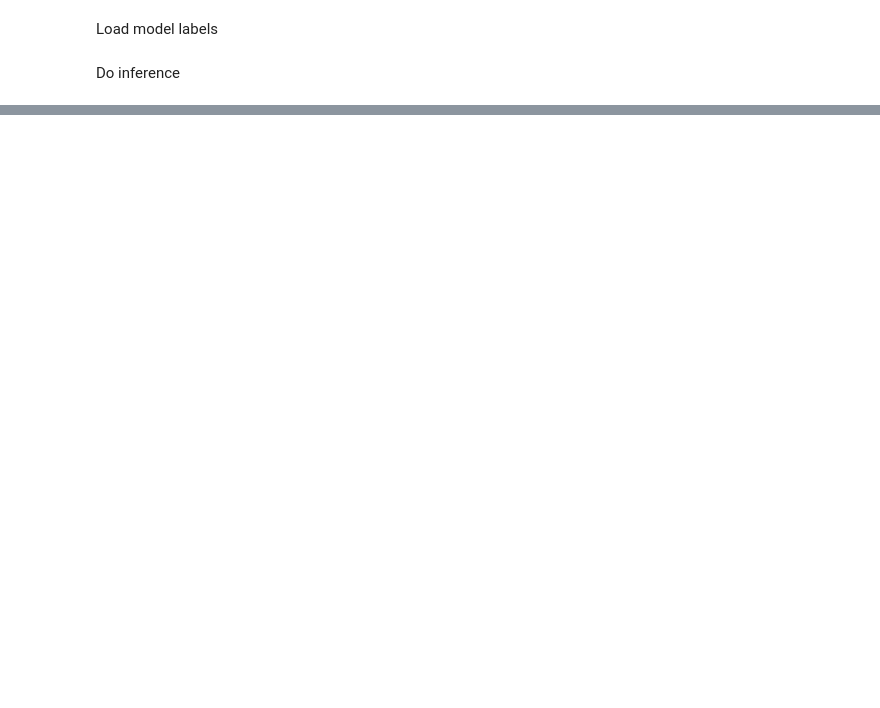
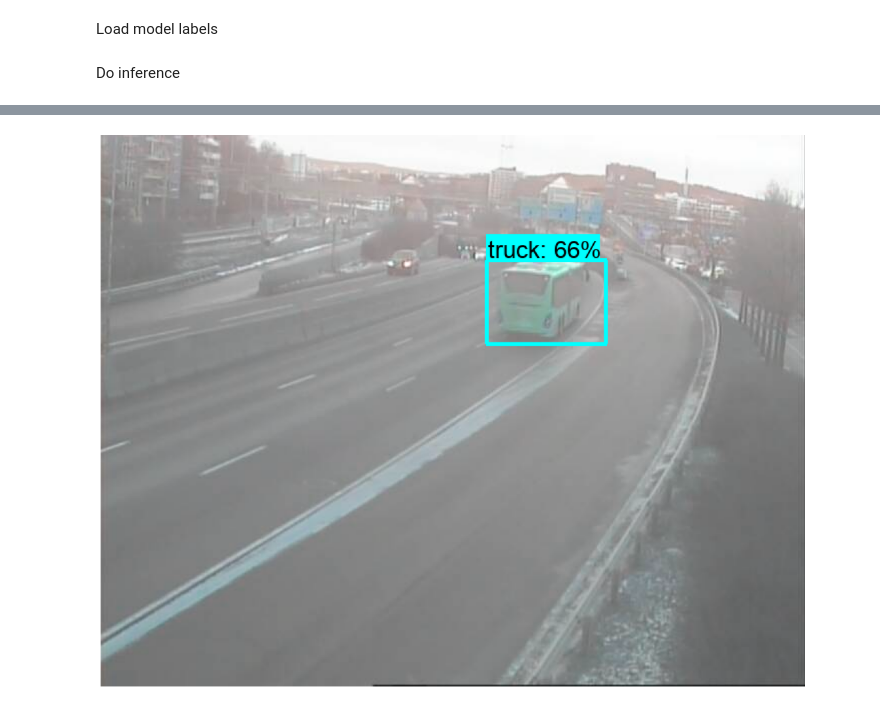
Before and after one commit to BerntA/CVEET, a Jupyter notebook: src/object-detection.ipynb, the cells around one changed output, grey strips where cells are left out. Cells and saved outputs as stored; diff of their text form; code cells hidden in the pictures; blank space fills up the shorter version.

```diff
--- a/src/object-detection.ipynb
+++ b/src/object-detection.ipynb
@@ -107,0 +123,3 @@ FileNotFoundError: [Errno 2] No such file or directory: '../../data/temp/test.pn
+# %%
+inference_url('https://www.vegvesen.no/public/webkamera/kamera?id=297619', True)
+# %% [output]
@@ -107,0 +127 @@ FileNotFoundError: [Errno 2] No such file or directory: '../../data/temp/test.pn
+[figure, added]
```
Also changed, not shown: parts of 13 cells of this notebook, 6 other files.
